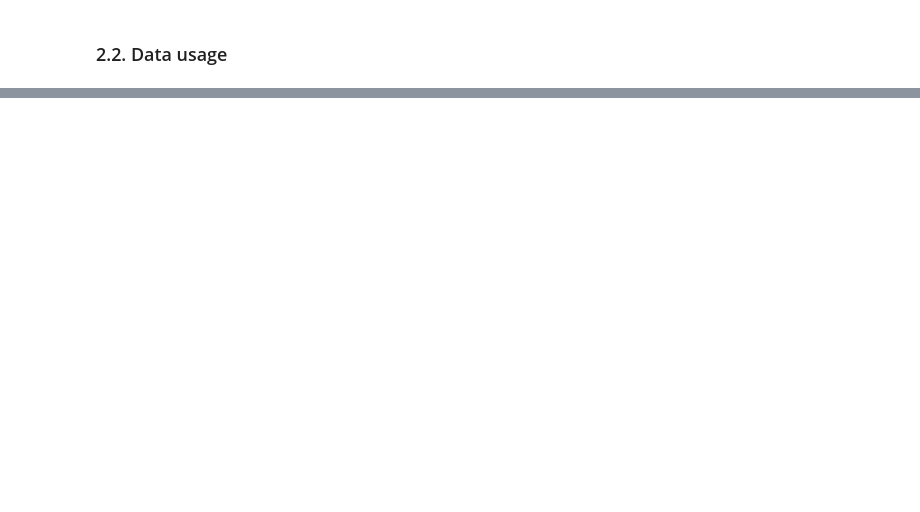
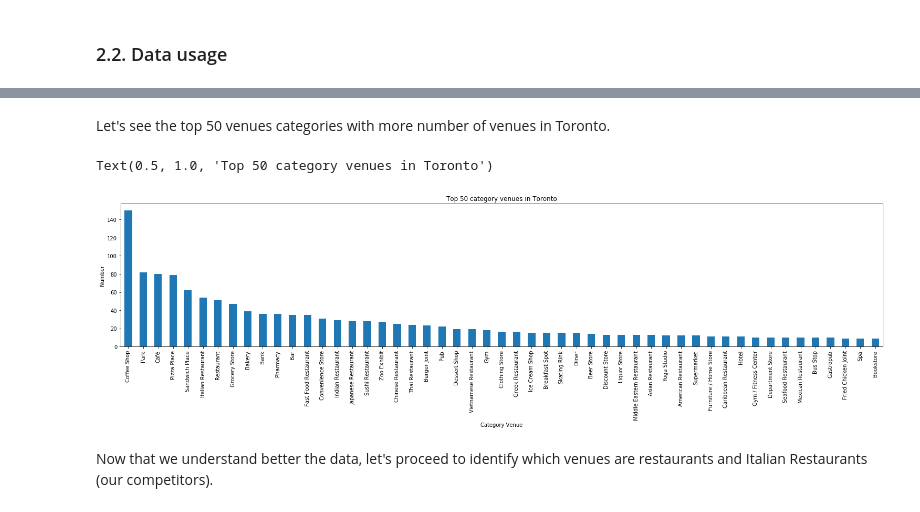
Before and after one commit to mateocangrejo/Coursera_Capstone, a Jupyter notebook: The battle of Neighborehoods.ipynb, the cells around one changed output, grey strips where cells are left out. Drawn from its saved outputs; the diff is of its cells as text; code cells hidden in the pictures; blank space fills up the shorter version.

```diff
--- a/The battle of Neighborehoods.ipynb
+++ b/The battle of Neighborehoods.ipynb
@@ -45,0 +325,14 @@ We propose that is a benefit to the new restaurant to have higher values in popu
+# %% [markdown]
+Let's see the top 50 venues categories with more number of venues in Toronto.
+# %%
+fig = plt.figure(figsize=(26, 5))
+pd.value_counts(toronto_venues['Venue Category']).plot.bar()
+plt.xlim(-0.5, 50.5)
+plt.xlabel('Category Venue')
+plt.ylabel('Number')
+plt.title('Top 50 category venues in Toronto')
+# %% [output]
+Text(0.5, 1.0, 'Top 50 category venues in Toronto')
+[figure, added]
+# %% [markdown]
+Now that we understand better the data, let's proceed to identify which venues are restaurants and Italian Restaurants (our competitors).
```
Also changed, not shown: parts of 100 cells of this notebook.
